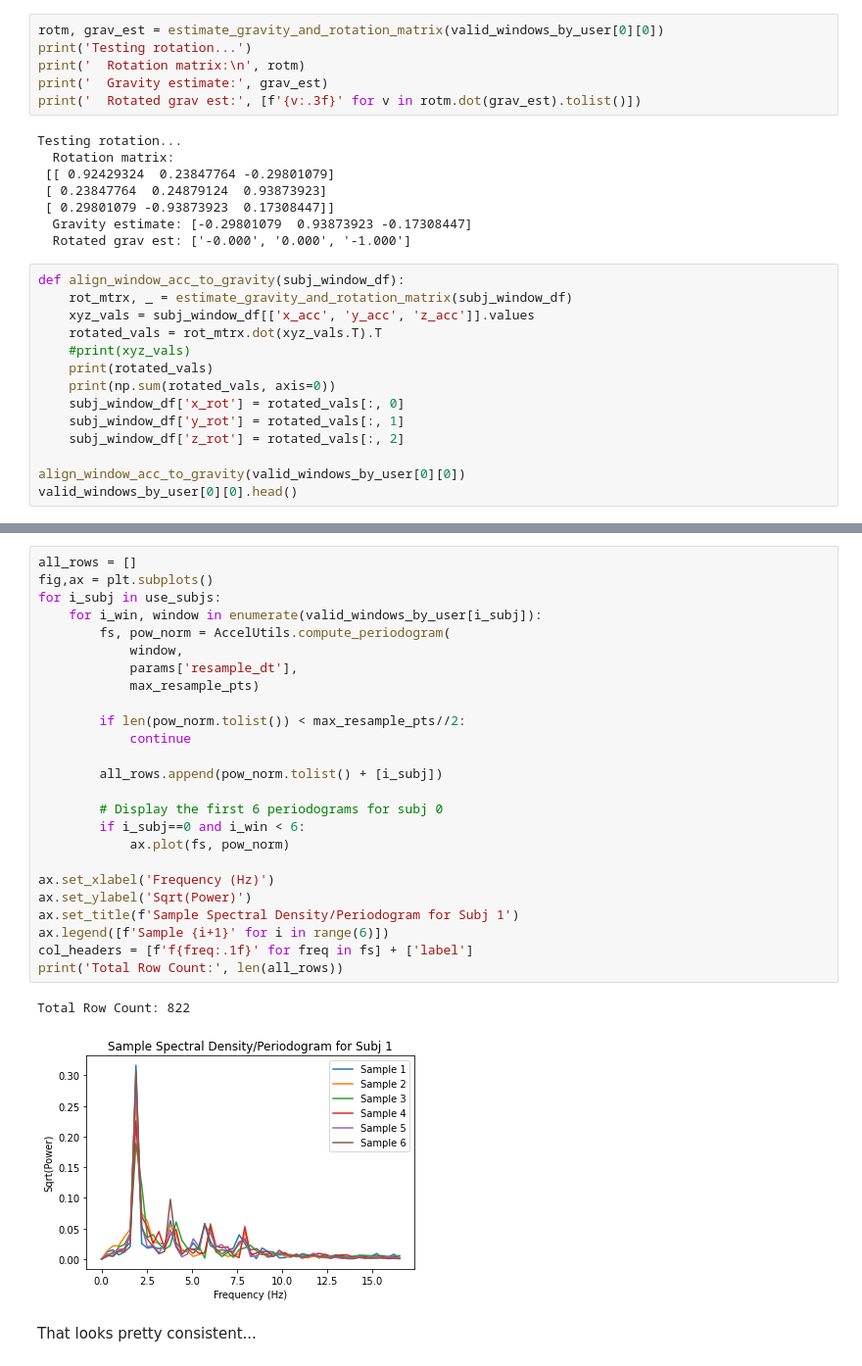
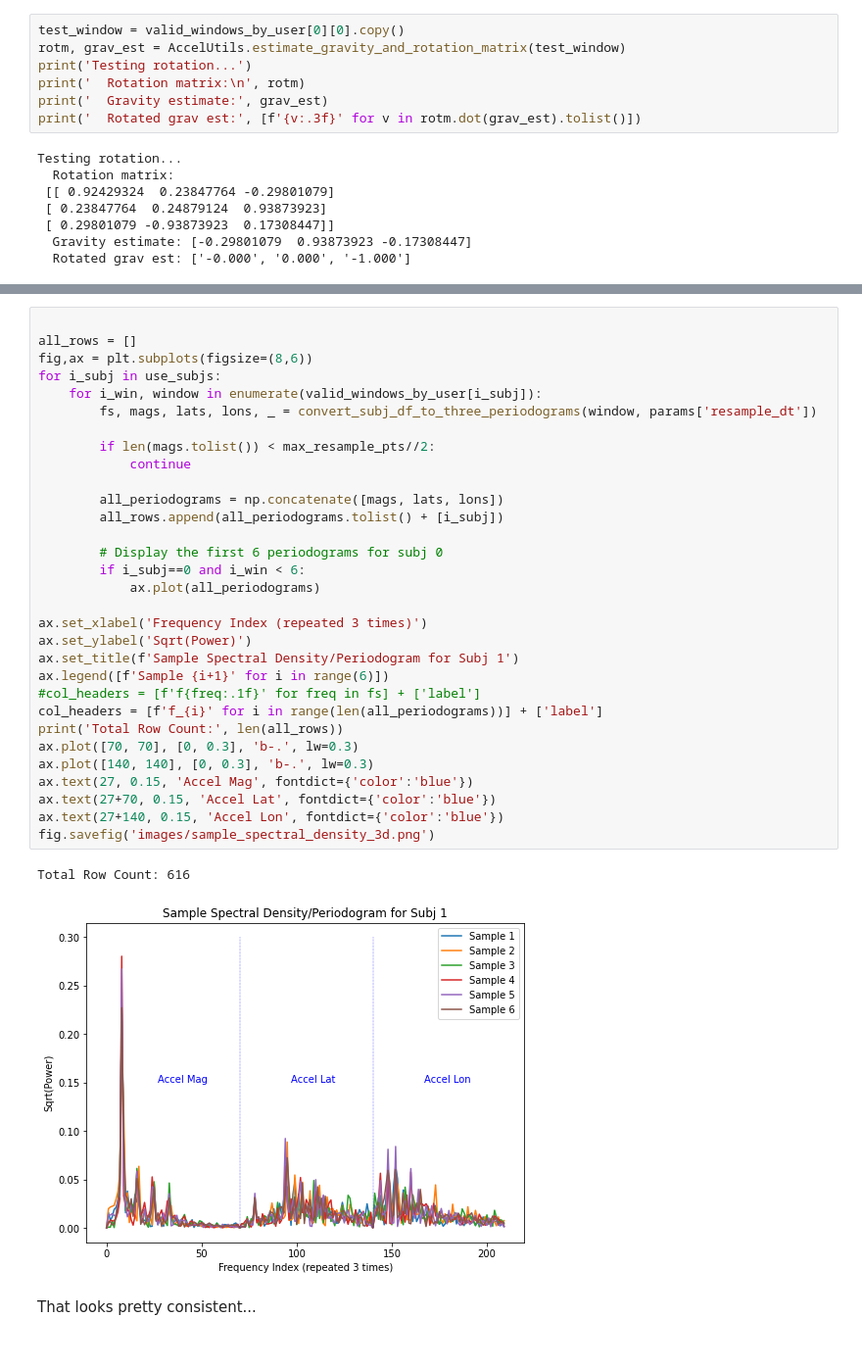
Before and after one commit to etotheipi/accelerometer_signal_proc, a Jupyter notebook: accel_3d_training.ipynb, the cells around one changed output, grey strips where cells are left out. Shown at 98% size. Drawn from its saved outputs; the diff is of its cells as text.

```diff
--- a/accel_3d_training.ipynb
+++ b/accel_3d_training.ipynb
@@ -111,5 +94,6 @@ def estimate_gravity_and_rotation_matrix(df_subj):
 # %%
-rotm, grav_est = estimate_gravity_and_rotation_matrix(valid_windows_by_user[0][0])
+test_window = valid_windows_by_user[0][0].copy()
+rotm, grav_est = AccelUtils.estimate_gravity_and_rotation_matrix(test_window)
 print('Testing rotation...')
 print('  Rotation matrix:\n', rotm)
 print('  Gravity estimate:', grav_est)
@@ -122,17 +106,3 @@ Testing rotation...
  [ 0.29801079 -0.93873923  0.17308447]]
   Gravity estimate: [-0.29801079  0.93873923 -0.17308447]
   Rotated grav est: ['-0.000', '0.000', '-1.000']
-# %%
-def align_window_acc_to_gravity(subj_window_df):
-    rot_mtrx, _ = estimate_gravity_and_rotation_matrix(subj_window_df)
-    xyz_vals = subj_window_df[['x_acc', 'y_acc', 'z_acc']].values
-    rotated_vals = rot_mtrx.dot(xyz_vals.T).T
-    #print(xyz_vals)
-    print(rotated_vals)
-    print(np.sum(rotated_vals, axis=0))
-    subj_window_df['x_rot'] = rotated_vals[:, 0]
-    subj_window_df['y_rot'] = rotated_vals[:, 1]
-    subj_window_df['z_rot'] = rotated_vals[:, 2]
-
-align_window_acc_to_gravity(valid_windows_by_user[0][0])
-valid_windows_by_user[0][0].head()
@@ -163,31 +209,37 @@ valid_windows_by_user[0][0].head()
 # %%
+
 all_rows = []
-fig,ax = plt.subplots()
+fig,ax = plt.subplots(figsize=(8,6))
 for i_subj in use_subjs:
     for i_win, window in enumerate(valid_windows_by_user[i_subj]):
-        fs, pow_norm = AccelUtils.compute_periodogram(
-            window,
-            params['resample_dt'],
-            max_resample_pts)
+        fs, mags, lats, lons, _ = convert_subj_df_to_three_periodograms(window, params['resample_dt'])
 
-        if len(pow_norm.tolist()) < max_resample_pts//2:
+        if len(mags.tolist()) < max_resample_pts//2:
             continue
 
-        all_rows.append(pow_norm.tolist() + [i_subj])
+        all_periodograms = np.concatenate([mags, lats, lons])
+        all_rows.append(all_periodograms.tolist() + [i_subj])
 
         # Display the first 6 periodograms for subj 0
         if i_subj==0 and i_win < 6:
-            ax.plot(fs, pow_norm)
+            ax.plot(all_periodograms)
 
-ax.set_xlabel('Frequency (Hz)')
+ax.set_xlabel('Frequency Index (repeated 3 times)')
 ax.set_ylabel('Sqrt(Power)')
 ax.set_title(f'Sample Spectral Density/Periodogram for Subj 1')
 ax.legend([f'Sample {i+1}' for i in range(6)])
-col_headers = [f'f{freq:.1f}' for freq in fs] + ['label']
+#col_headers = [f'f{freq:.1f}' for freq in fs] + ['label']
+col_headers = [f'f_{i}' for i in range(len(all_periodograms))] + ['label']
 print('Total Row Count:', len(all_rows))
+ax.plot([70, 70], [0, 0.3], 'b-.', lw=0.3)
+ax.plot([140, 140], [0, 0.3], 'b-.', lw=0.3)
+ax.text(27, 0.15, 'Accel Mag', fontdict={'color':'blue'})
+ax.text(27+70, 0.15, 'Accel Lat', fontdict={'color':'blue'})
+ax.text(27+140, 0.15, 'Accel Lon', fontdict={'color':'blue'})
+fig.savefig('images/sample_spectral_density_3d.png')
 # %% [output]
-Total Row Count: 822
+Total Row Count: 616
-[figure, old version]
+[figure, new version]
 # %% [markdown]
 That looks pretty consistent...
 # %% [markdown]
```
Also changed, not shown: parts of 30 cells of this notebook, 12 other files.
